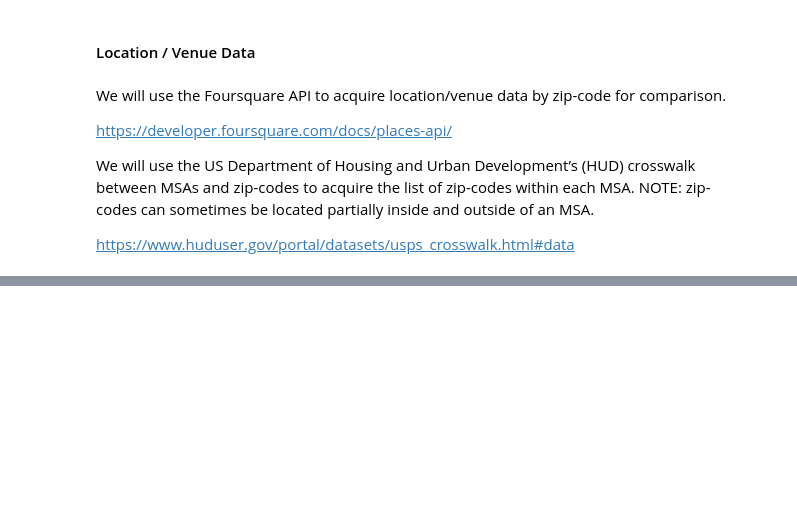
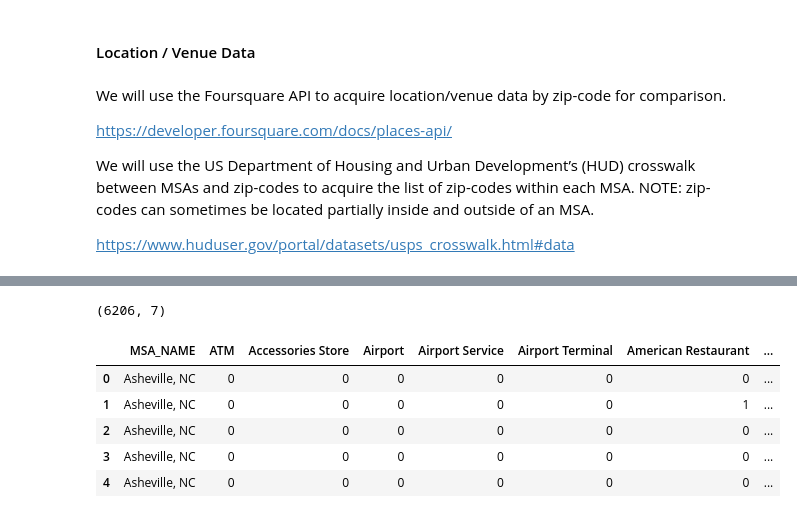
Before and after one commit to meadowjl21/Coursera_Capstone, a Jupyter notebook: Capstone Notebook.ipynb, the cells around one changed output, grey strips where cells are left out. Cells and saved outputs as stored; diff of their text form; code cells hidden in the pictures; blank space fills up the shorter version.

```diff
--- a/Capstone Notebook.ipynb
+++ b/Capstone Notebook.ipynb
@@ -34,0 +145,6 @@ https://www.huduser.gov/portal/datasets/usps_crosswalk.html#data
+# %%
+# merge HPInew and HUDnew dataframes on MSA
+HPIandHUD = HPInew.merge(HUDnew, how = 'left', left_on = 'MSA_ID', right_on = 'CBSA')
+HPIandHUD.drop('CBSA', axis = 1, inplace = True, errors = 'ignore')
+HPIandHUD.reset_index()
+HPIandHUD.head()
@@ -34,0 +164,21 @@ https://www.huduser.gov/portal/datasets/usps_crosswalk.html#data
+# %%
+latitude=[]
+longitude=[]
+for code in HPIandHUD['ZIP']:
+    g = geocoder.arcgis('{}'.format(code))
+    # print(code, g.latlng)
+    while (g.latlng is None):
+        g = geocoder.arcgis('{}'.format(code))
+        # print(code, g.latlng)
+    latlng = g.latlng
+    latitude.append(latlng[0])
+    longitude.append(latlng[1])
+
+# create dataframes for the latitude and longitude lists
+latitude_df = pd.DataFrame(latitude, columns = {'Latitude'})
+longitude_df = pd.DataFrame(longitude, columns = {'Longitude'})
+
+# merge the latitude and longitude dataframes with the neighborhood dataframe
+lat_long_df = latitude_df.merge(longitude_df, how = 'left', left_index = True, right_index = True)
+HPIandHUD = HPIandHUD.merge(lat_long_df, how = 'left', left_index = True, right_index = True)
+HPIandHUD.head()
@@ -34,0 +241,6 @@ https://www.huduser.gov/portal/datasets/usps_crosswalk.html#data
+# %%
+# run the above function on each MSA and lat/long combination and create a new dataframe called nc_venues
+nc_venues = getNearbyVenues(names=HPIandHUD['MSA_NAME'],
+                                   latitudes=HPIandHUD['Latitude'],
+                                   longitudes=HPIandHUD['Longitude']
+                                  )
@@ -34,0 +256,20 @@ https://www.huduser.gov/portal/datasets/usps_crosswalk.html#data
+# %%
+nc_venues.shape
+# %% [output]
+(6206, 7)
+# %%
+# analyze each MSA
+# one hot encoding
+nc_onehot = pd.get_dummies(nc_venues[['Venue Category']], prefix="", prefix_sep="")
+
+# add MSA column back to dataframe
+nc_onehot.insert(0, 'MSA_NAME', nc_venues['MSA_NAME'])
+
+nc_onehot.head()
+# %% [output]
+|  | MSA_NAME | ATM | Accessories Store | Airport | Airport Service | Airport Terminal | American Restaurant | ... |
+| 0 | Asheville, NC | 0 | 0 | 0 | 0 | 0 | 0 | ... |
+| 1 | Asheville, NC | 0 | 0 | 0 | 0 | 0 | 1 | ... |
+| 2 | Asheville, NC | 0 | 0 | 0 | 0 | 0 | 0 | ... |
+| 3 | Asheville, NC | 0 | 0 | 0 | 0 | 0 | 0 | ... |
+| 4 | Asheville, NC | 0 | 0 | 0 | 0 | 0 | 0 | ... |
```
Also changed, not shown: parts of 35 cells of this notebook.
